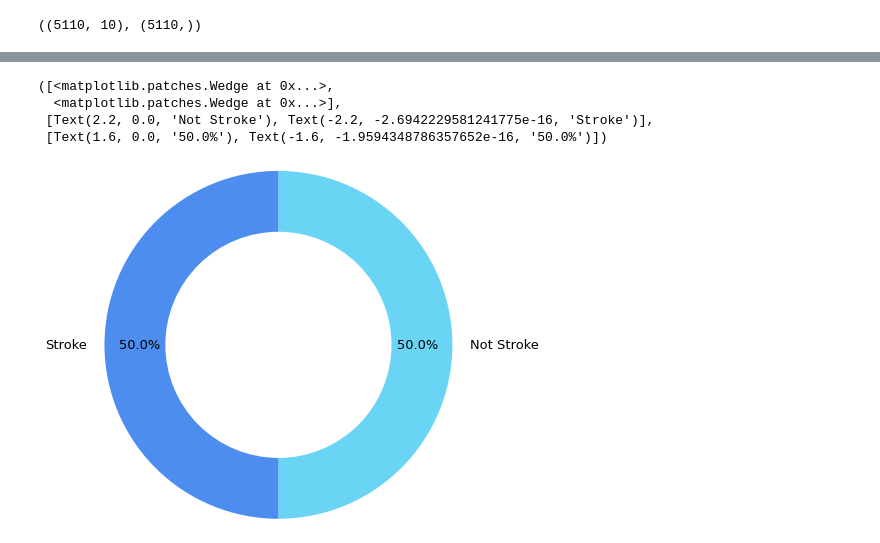
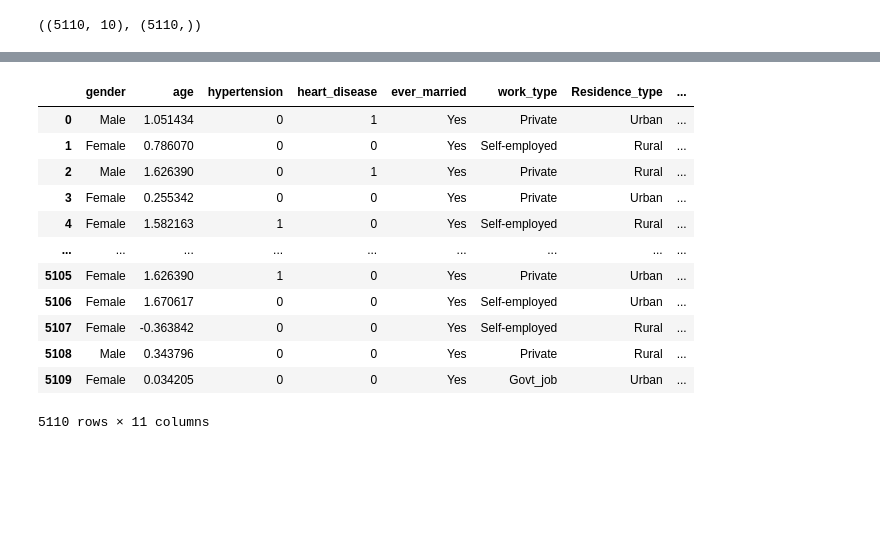
Before and after one commit to Ibraam-Nashaat/Stroke-Prediction, a Jupyter notebook: Stroke_prediction.ipynb, the cells around one changed output, grey strips where cells are left out. Cells and saved outputs as stored; diff of their text form; code cells hidden in the pictures; blank space fills up the shorter version.

Commit message:
Added z-score normalization and log transformation

```diff
--- a/Stroke_prediction.ipynb
+++ b/Stroke_prediction.ipynb
@@ -245,14 +274,21 @@ weighted avg       0.89      0.94      0.91      1533
-# %%
-x,y=smote.fit_resample(x,y)
-stroke_count=y.value_counts()
-plt.pie(stroke_count,labels=['Not Stroke','Stroke'],startangle=90,counterclock=False,wedgeprops = {'width' : 0.7},radius=2,autopct='%.1f%%',
-        pctdistance=0.8,colors=['#6AD4F5','#4C8DEF'],textprops={'fontsize': 13})
-# %% [output]
-([<matplotlib.patches.Wedge at 0x...>,
-  <matplotlib.patches.Wedge at 0x...>],
- [Text(2.2, 0.0, 'Not Stroke'), Text(-2.2, -2.6942229581241775e-16, 'Stroke')],
- [Text(1.6, 0.0, '50.0%'), Text(-1.6, -1.9594348786357652e-16, '50.0%')])
-[figure, removed]
+# %%
+s = StandardScaler()
+df[['bmi', 'avg_glucose_level', 'age']] = s.fit_transform(df[['bmi', 'avg_glucose_level', 'age']])
+df
+# %% [output]
+|  | gender | age | hypertension | heart_disease | ever_married | work_type | Residence_type | ... |
+| 0 | Male | 1.051434 | 0 | 1 | Yes | Private | Urban | ... |
+| 1 | Female | 0.786070 | 0 | 0 | Yes | Self-employed | Rural | ... |
+| 2 | Male | 1.626390 | 0 | 1 | Yes | Private | Rural | ... |
+| 3 | Female | 0.255342 | 0 | 0 | Yes | Private | Urban | ... |
+| 4 | Female | 1.582163 | 1 | 0 | Yes | Self-employed | Rural | ... |
+| ... | ... | ... | ... | ... | ... | ... | ... | ... |
+| 5105 | Female | 1.626390 | 1 | 0 | Yes | Private | Urban | ... |
+| 5106 | Female | 1.670617 | 0 | 0 | Yes | Self-employed | Urban | ... |
+| 5107 | Female | -0.363842 | 0 | 0 | Yes | Self-employed | Rural | ... |
+| 5108 | Male | 0.343796 | 0 | 0 | Yes | Private | Rural | ... |
+| 5109 | Female | 0.034205 | 0 | 0 | Yes | Govt_job | Urban | ... |
+5110 rows × 11 columns
 # %%
 x_train, x_test, y_train, y_test = train_test_split(x, y, test_size=0.3, random_state=42)
 rf_best_params, svm_best_params,dt_best_params=models_best_parameters(x_train,y_train)
```
Also changed, not shown: parts of 24 cells of this notebook.
